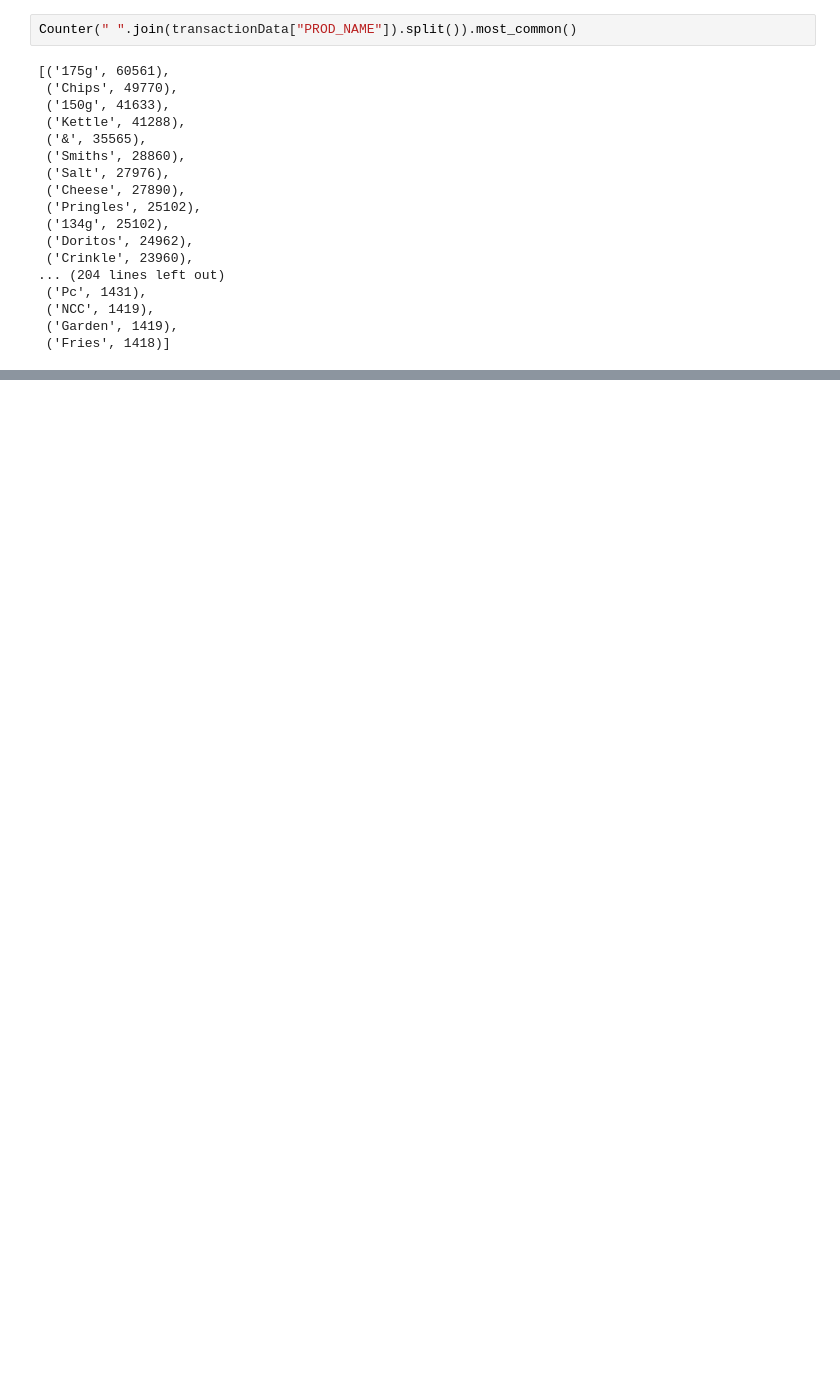
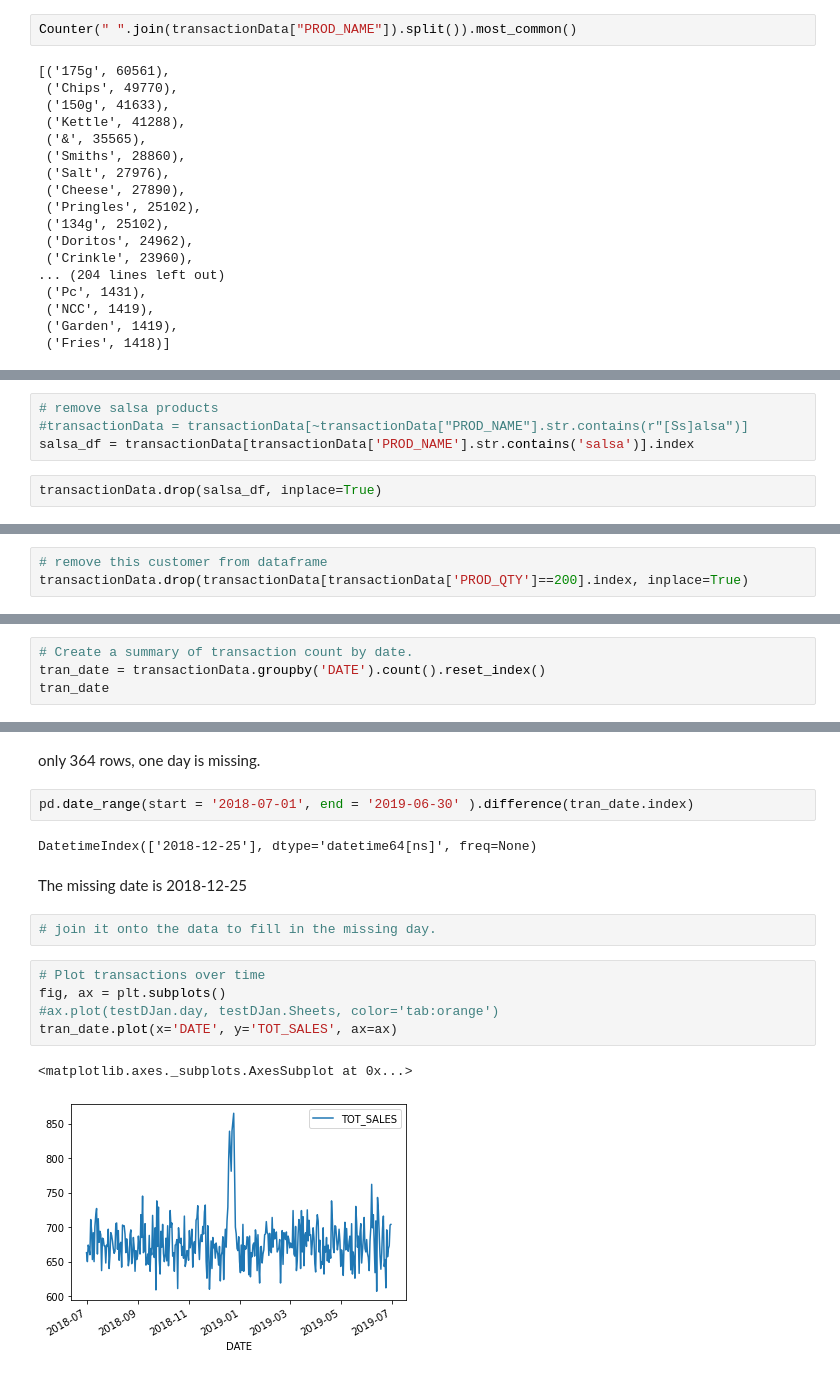
Before and after one commit to diao1010/Virtual_intern, a Jupyter notebook: task1_melody.ipynb, the cells around one changed output, grey strips where cells are left out. Saved outputs shown, nothing was run; the diff lists cells and outputs as text; blank space fills up the shorter version.

```diff
--- a/task1_melody.ipynb
+++ b/task1_melody.ipynb
@@ -140,3 +132,9 @@ transactionData
 | 264834 | 2018-12-27 | 272 | 272379 | 270188 | 42 | Doritos Corn Chip Mexican Jalapeno | 2 | 7.8 |
 | 264835 | 2018-09-22 | 272 | 272380 | 270189 | 74 | Tostitos Splash Of Lime | 2 | 8.8 |
 264836 rows × 8 columns
+# %%
+# remove salsa products
+#transactionData = transactionData[~transactionData["PROD_NAME"].str.contains(r"[Ss]alsa")]
+salsa_df = transactionData[transactionData['PROD_NAME'].str.contains('salsa')].index
+# %%
+transactionData.drop(salsa_df, inplace=True)
@@ -162,0 +211,3 @@ Counter(" ".join(transactionData["PROD_NAME"]).split()).most_common()
+# %%
+# remove this customer from dataframe
+transactionData.drop(transactionData[transactionData['PROD_QTY']==200].index, inplace=True)
@@ -162,0 +227,4 @@ Counter(" ".join(transactionData["PROD_NAME"]).split()).most_common()
+# %%
+# Create a summary of transaction count by date.
+tran_date = transactionData.groupby('DATE').count().reset_index()
+tran_date
@@ -162,0 +245,18 @@ Counter(" ".join(transactionData["PROD_NAME"]).split()).most_common()
+# %% [markdown]
+only 364 rows, one day is missing.
+# %%
+pd.date_range(start = '2018-07-01', end = '2019-06-30' ).difference(tran_date.index)
+# %% [output]
+DatetimeIndex(['2018-12-25'], dtype='datetime64[ns]', freq=None)
+# %% [markdown]
+The missing date is 2018-12-25
+# %%
+# join it onto the data to fill in the missing day.
+# %%
+# Plot transactions over time
+fig, ax = plt.subplots()
+#ax.plot(testDJan.day, testDJan.Sheets, color='tab:orange')
+tran_date.plot(x='DATE', y='TOT_SALES', ax=ax)
+# %% [output]
+<matplotlib.axes._subplots.AxesSubplot at 0x...>
+[figure, added]
```
Also changed, not shown: parts of 14 cells of this notebook.
